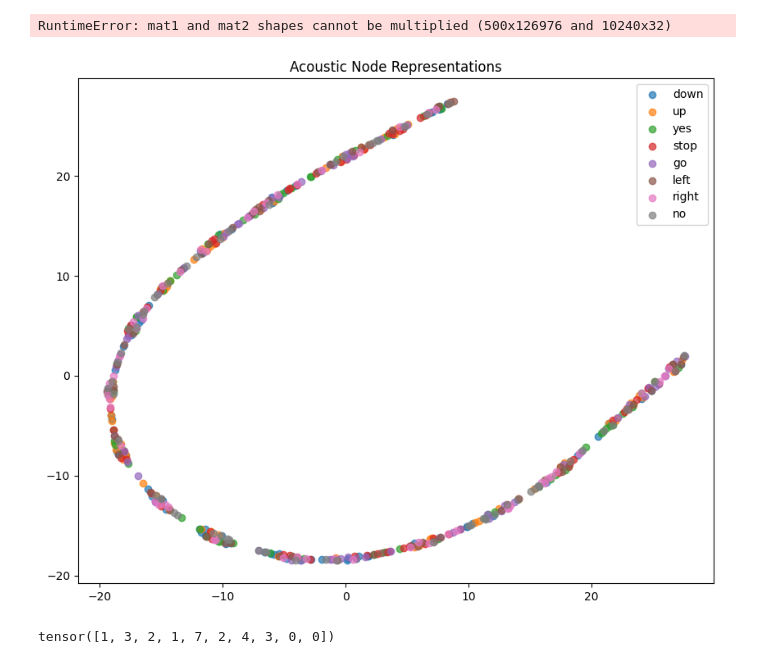
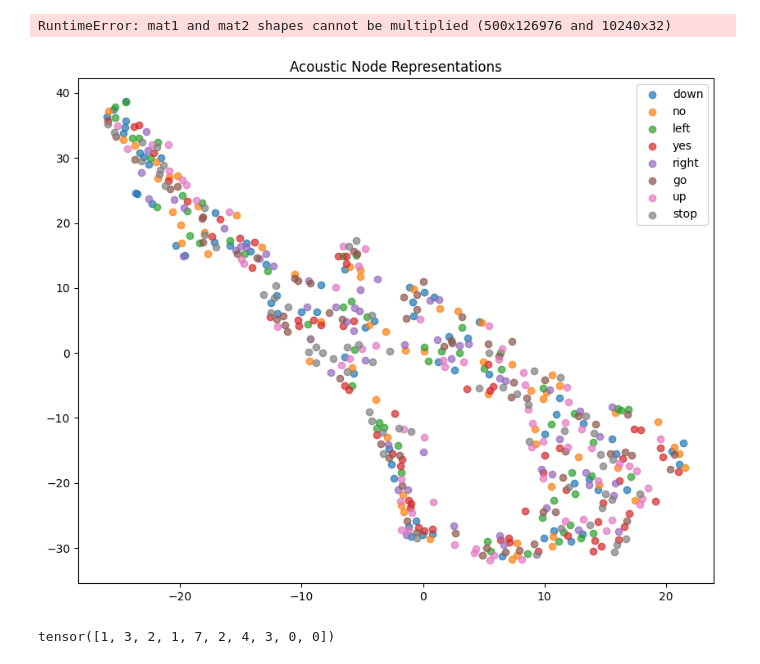
Before and after one commit to terrencetao/Acoustic_Linguistic_GNN, a Jupyter notebook: Visualisation.ipynb, the cells around one changed output. Drawn from its saved outputs; the diff is of its cells as text; code cells hidden in the pictures.

```diff
--- a/Visualisation.ipynb
+++ b/Visualisation.ipynb
@@ -181,7 +183,7 @@ import numpy as np
 with torch.no_grad():
     loaded_model.eval()
     # Extraire les embeddings des nœuds du modèle
-    node_embeddings = loaded_model(dgl_G, features).numpy()
+    node_embeddings = loaded_model(dgl_G, features,edge_weights).numpy()
 
 # Réduire les dimensions pour le tracé avec t-SNE
 tsne = TSNE(n_components=2, random_state=42)
@@ -238,7 +240,7 @@ import numpy as np
 with torch.no_grad():
     loaded_model.eval()
     # Extraire les embeddings des nœuds du modèle
-    node_embeddings = loaded_model(dgl_G, features).numpy()
+    node_embeddings = loaded_model(dgl_G, features, edge_weights).numpy()
 
 # Réduire les dimensions pour le tracé avec t-SNE
 tsne = TSNE(n_components=2, random_state=42)
@@ -317,25 +319,31 @@ import os
 import pickle
 from dgl.nn import HeteroGraphConv, GraphConv
 
-# Define the HeteroGCN model (same as in the training script)
 class HeteroGCN(nn.Module):
     def __init__(self, in_feats, hidden_size, out_feats):
         super(HeteroGCN, self).__init__()
         self.conv1 = HeteroGraphConv({
-            'sim_tic': GraphConv(in_feats['acoustic'], hidden_size),
-            'sim_w': GraphConv(in_feats['word'], hidden_size),
-            'related_to': GraphConv(in_feats['acoustic'], hidden_size)
+            'sim_tic': SAGEConv(in_feats['acoustic'], hidden_size, 'mean'),
+            'sim_w': SAGEConv(in_feats['word'], hidden_size, 'mean'),
+            'related_to': SAGEConv(in_feats['acoustic'], hidden_size, 'mean')
         }, aggregate='mean')
         self.conv2 = HeteroGraphConv({
-            'sim_tic': GraphConv(hidden_size, out_feats),
-            'sim_w': GraphConv(hidden_size, out_feats),
-            'related_to': GraphConv(hidden_size, out_feats)
+            'sim_tic': SAGEConv(hidden_size, out_feats, 'mean'),
+            'sim_w': SAGEConv(hidden_size, out_feats, 'mean'),
+            'related_to': SAGEConv(hidden_size, out_feats, 'mean')
         }, aggregate='mean')
 
+    #def forward(self, g, inputs):
+    #    h = self.conv1(g, inputs)
+    #    h = {k: F.relu(v) for k, v in h.items()}
+    #    h = self.conv2(g, h)
+    #    return h
     def forward(self, g, inputs):
-        h = self.conv1(g, inputs)
+        # Get edge weights
+        edge_weights = {etype: g.edges[etype].data['weight'] for etype in g.etypes}
+        h = self.conv1(g, inputs, mod_kwargs={k: {'edge_weight': v} for k, v in edge_weights.items()})
         h = {k: F.relu(v) for k, v in h.items()}
-        h = self.conv2(g, h)
+        h = self.conv2(g, h, mod_kwargs={k: {'edge_weight': v} for k, v in edge_weights.items()})
         return h
 
 # Function to load the model and graph, get representations, and plot them
@@ -364,34 +372,34 @@ def load_and_plot_model(input_folder, graph_file, model_file, label_name_file):
     # Load label names
     with open(os.path.join(input_folder, label_name_file), 'rb') as f:
         label_names = pickle.load(f)
 
     # Get labels and convert them to strings
     labels = hetero_graph.nodes['acoustic'].data['label']
     label_strings = [label_names[int(label)] for label in labels]
 
     # Apply t-SNE for dimensionality reduction
     tsne = TSNE(n_components=2)
     acoustic_embeddings_2d = tsne.fit_transform(acoustic_embeddings)
 
     # Plot the acoustic node representations
     plt.figure(figsize=(10, 8))
     for label in set(label_strings):
         indices = [i for i, l in enumerate(label_strings) if l == label]
         plt.scatter(acoustic_embeddings_2d[indices, 0], acoustic_embeddings_2d[indices, 1], label=label, alpha=0.7)
 
     plt.legend()
     plt.title('Acoustic Node Representations')
     plt.show()
 
 # Example usage
 input_folder = ''
 graph_file = 'saved_graphs/hetero_graph.dgl'
 model_file = 'models/hetero_gnn_model.pth'
 label_name_file = 'label_names.pkl'
 
 load_and_plot_model(input_folder, graph_file, model_file, label_name_file)
 # %% [output]
-[figure, old version]
+[figure, new version]
 # %%
 print(labels)
 # %% [output]
```
Also changed, not shown: parts of 3 cells of this notebook.
